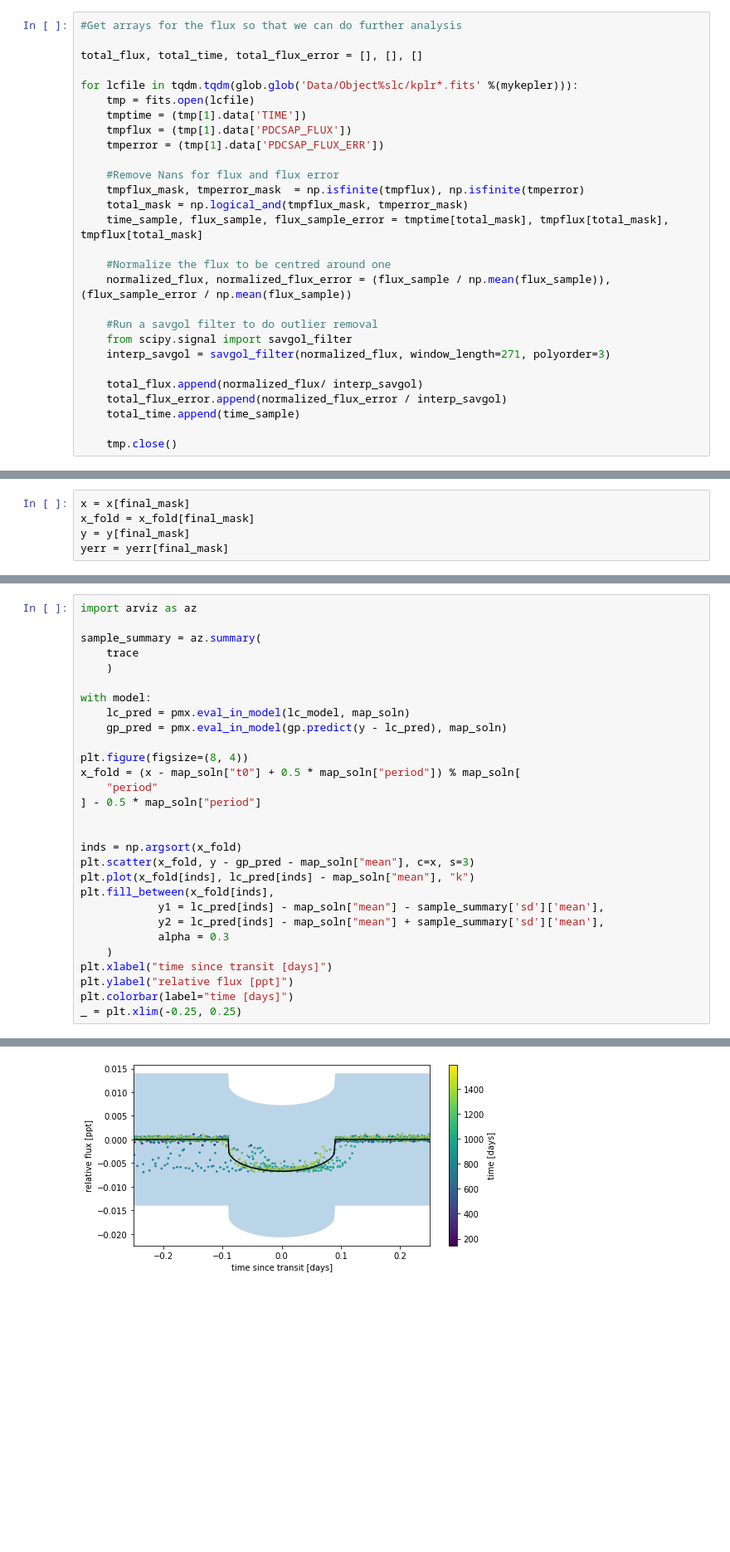
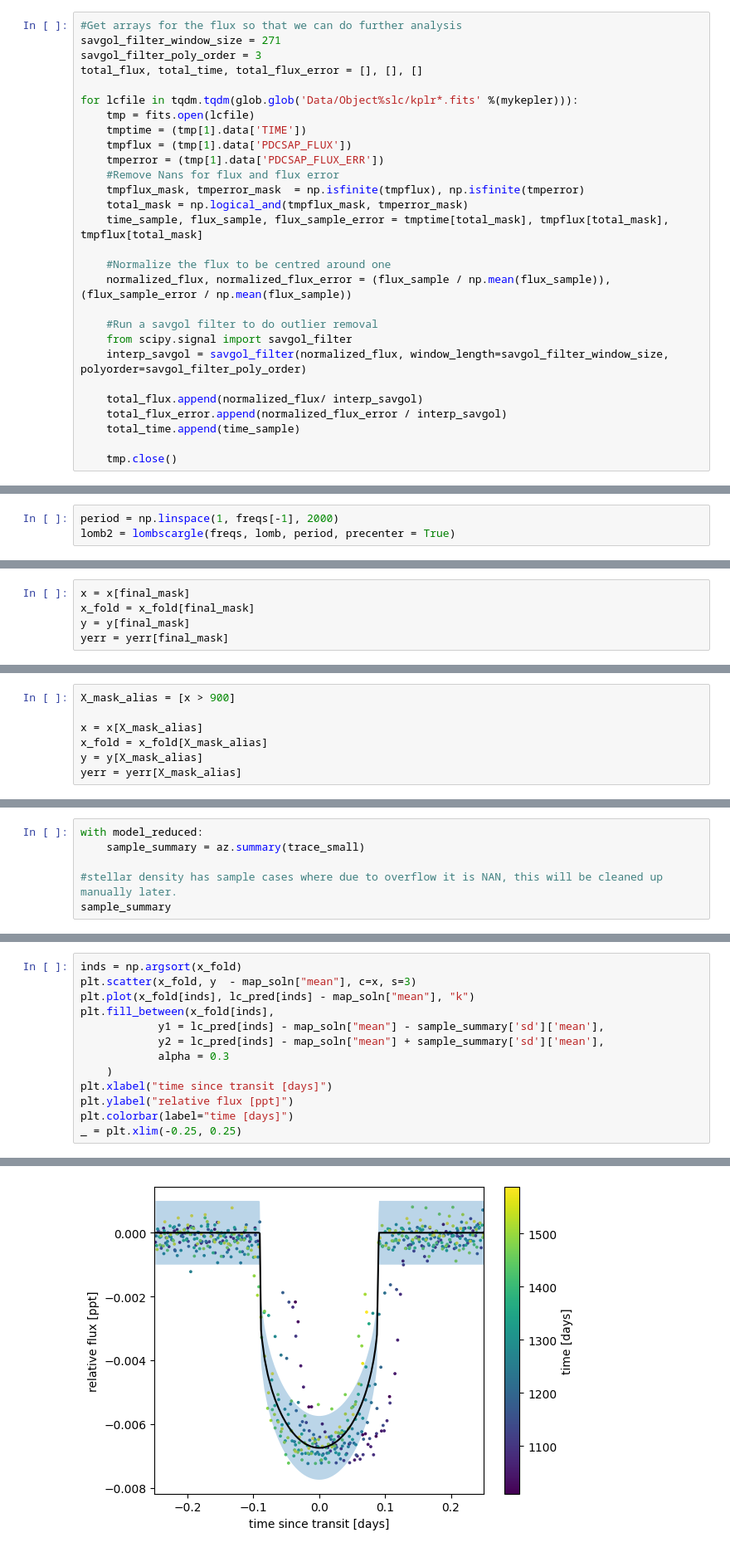
Before and after one commit to cm2435/university_computing_y3, a Jupyter notebook: ph30016_b/Coursework_B_Template.ipynb, the cells around one changed output, grey strips where cells are left out. Shown at 83% size. Cells and saved outputs as stored; diff of their text form; blank space fills up the shorter version.

```diff
--- a/ph30016_b/Coursework_B_Template.ipynb
+++ b/ph30016_b/Coursework_B_Template.ipynb
@@ -104,6 +114,7 @@ mykepler = '1'
 # %%
 #Get arrays for the flux so that we can do further analysis
-
+savgol_filter_window_size = 271
+savgol_filter_poly_order = 3
 total_flux, total_time, total_flux_error = [], [], []
 
 for lcfile in tqdm.tqdm(glob.glob('Data/Object%slc/kplr*.fits' %(mykepler))):
@@ -111,7 +122,6 @@ for lcfile in tqdm.tqdm(glob.glob('Data/Object%slc/kplr*.fits' %(mykepler))):
     tmptime = (tmp[1].data['TIME'])
     tmpflux = (tmp[1].data['PDCSAP_FLUX'])
     tmperror = (tmp[1].data['PDCSAP_FLUX_ERR'])
-
     #Remove Nans for flux and flux error
     tmpflux_mask, tmperror_mask  = np.isfinite(tmpflux), np.isfinite(tmperror)
     total_mask = np.logical_and(tmpflux_mask, tmperror_mask)
@@ -122,7 +132,7 @@ for lcfile in tqdm.tqdm(glob.glob('Data/Object%slc/kplr*.fits' %(mykepler))):
 
     #Run a savgol filter to do outlier removal
     from scipy.signal import savgol_filter
-    interp_savgol = savgol_filter(normalized_flux, window_length=271, polyorder=3)
+    interp_savgol = savgol_filter(normalized_flux, window_length=savgol_filter_window_size, polyorder=savgol_filter_poly_order)
 
     total_flux.append(normalized_flux/ interp_savgol)
     total_flux_error.append(normalized_flux_error / interp_savgol)
@@ -172,0 +234,3 @@ NameError: name 'period' is not defined
+# %%
+period = np.linspace(1, freqs[-1], 2000)
+lomb2 = lombscargle(freqs, lomb, period, precenter = True)
@@ -297,0 +377,7 @@ depth_guess
+# %%
+X_mask_alias = [x > 900]
+
+x = x[X_mask_alias]
+x_fold = x_fold[X_mask_alias]
+y = y[X_mask_alias]
+yerr = yerr[X_mask_alias]
@@ -473,0 +515,6 @@ optimizing logp for variables: [u, mean]
+# %%
+with model_reduced:
+    sample_summary = az.summary(trace_small)
+
+#stellar density has sample cases where due to overflow it is NAN, this will be cleaned up manually later.
+sample_summary
@@ -493,22 +541,6 @@ sample_summary
 # %%
-import arviz as az
-
-sample_summary = az.summary(
-    trace
-    )
-
-with model:
-    lc_pred = pmx.eval_in_model(lc_model, map_soln)
-    gp_pred = pmx.eval_in_model(gp.predict(y - lc_pred), map_soln)
-
-plt.figure(figsize=(8, 4))
-x_fold = (x - map_soln["t0"] + 0.5 * map_soln["period"]) % map_soln[
-    "period"
-] - 0.5 * map_soln["period"]
-
-
 inds = np.argsort(x_fold)
-plt.scatter(x_fold, y - gp_pred - map_soln["mean"], c=x, s=3)
+plt.scatter(x_fold, y  - map_soln["mean"], c=x, s=3)
 plt.plot(x_fold[inds], lc_pred[inds] - map_soln["mean"], "k")
 plt.fill_between(x_fold[inds],
             y1 = lc_pred[inds] - map_soln["mean"] - sample_summary['sd']['mean'],
@@ -539 +555 @@ WARNING:theano.tensor.opt:Cannot construct a scalar test value from a test value
-[figure, old version]
+[figure, new version]
```
Also changed, not shown: parts of 60 cells of this notebook, 1 other file.
